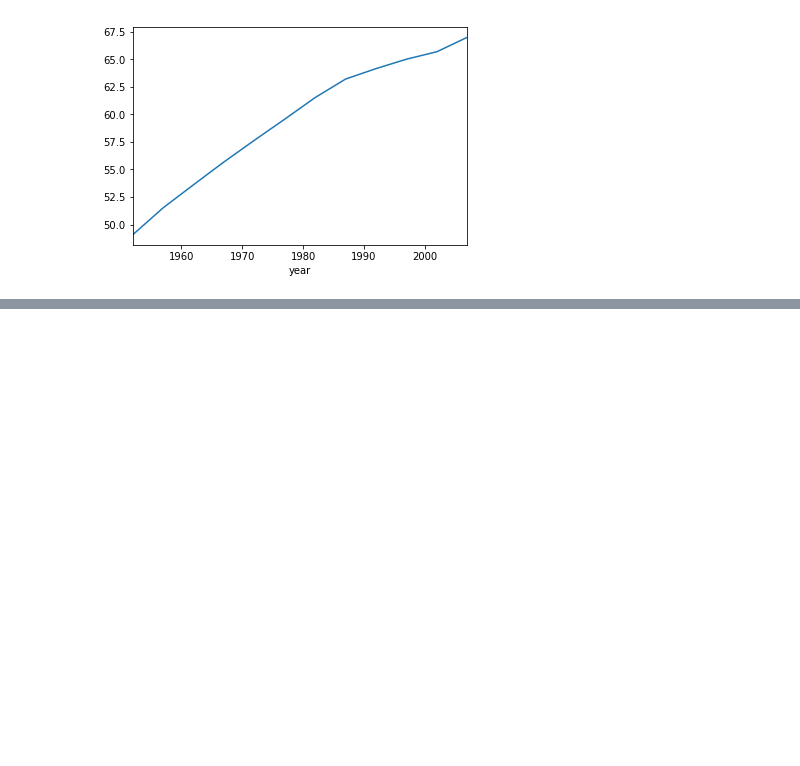
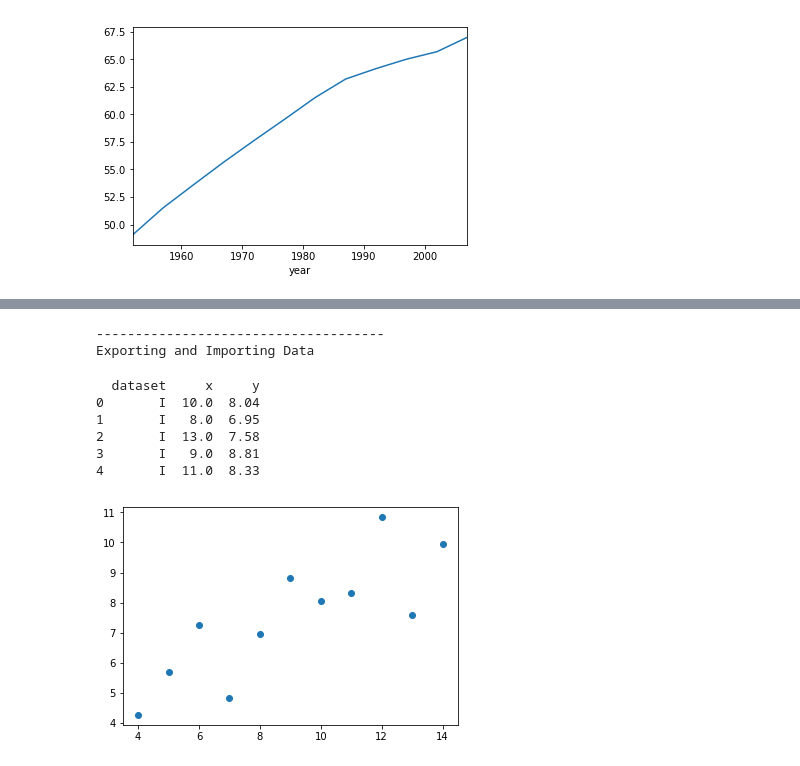
Before and after one commit to MohammadAliAfsahi/Python_Pandas_Library, a Jupyter notebook: Panadas.ipynb, the cells around one changed output, grey strips where cells are left out. Cells and saved outputs as stored; diff of their text form; code cells hidden in the pictures; blank space fills up the shorter version.

```diff
--- a/Panadas.ipynb
+++ b/Panadas.ipynb
@@ -202,0 +455,42 @@ Name: serial_number, dtype: int64
+# %%
+print("\n-------------------------------------")
+print('Exporting and Importing Data')
+names = dataFrame2['country']
+### Using following line to save as .pickle file. there is no difference between Series and DataFrame
+# names.to_pickle("../output.pickle")
+# dataFrame2.to_pickle("../output.pickle")
+### In order to read a pickle file use following line. Again no difference between Series and DataFrame
+# dataFrame_from_pickle = pd.read_pickle("../output.pickle")
+### .p , .pkl or .pickle all are pickle extension
+
+### Using following line to save as .csv
+# names.to_csv("../outpu.csvt")
+# dataFrame2.to_csv("../output.csv", sep='\t', index=False) ## sep argument is delimiter. \t means seperate columns by TAB.
+                                                                                          #  index=False means do not keep row labels
+### In order to save Series as excel file, first we need to convert it to DataFrame
+# names_df = names.to_frame()
+# names_df.to_excel("../output.xls") ## we can use .xlsx as well
+# dataFrame2.to_excel("../output.xls", sheet_name="countries", index=False)
+### these three were most common dataformats. Read pandas documentation for more
+# %% [output]
+-------------------------------------
+Exporting and Importing Data
+# %%
+import seaborn as sns
+import matplotlib.pyplot as plt
+anscombe = sns.load_dataset("anscombe")
+print(anscombe.head())
+dataset_1 = anscombe[anscombe['dataset']== 'I']
+# plt.plot(dataset_1['x'], dataset_1['y']) # will draw line however below line will draw circles instead
+plt.plot(dataset_1['x'], dataset_1['y'], 'o')
+dataset_2 = anscombe[anscombe['dataset'] == 'II']
+dataset_3 = anscombe[anscombe['dataset'] == 'III']
+dataset_4 = anscombe[anscombe['dataset'] == 'IV']
+# %% [output]
+  dataset     x     y
+0       I  10.0  8.04
+1       I   8.0  6.95
+2       I  13.0  7.58
+3       I   9.0  8.81
+4       I  11.0  8.33
+[figure, added]
```
Also changed, not shown: parts of 9 cells of this notebook.
